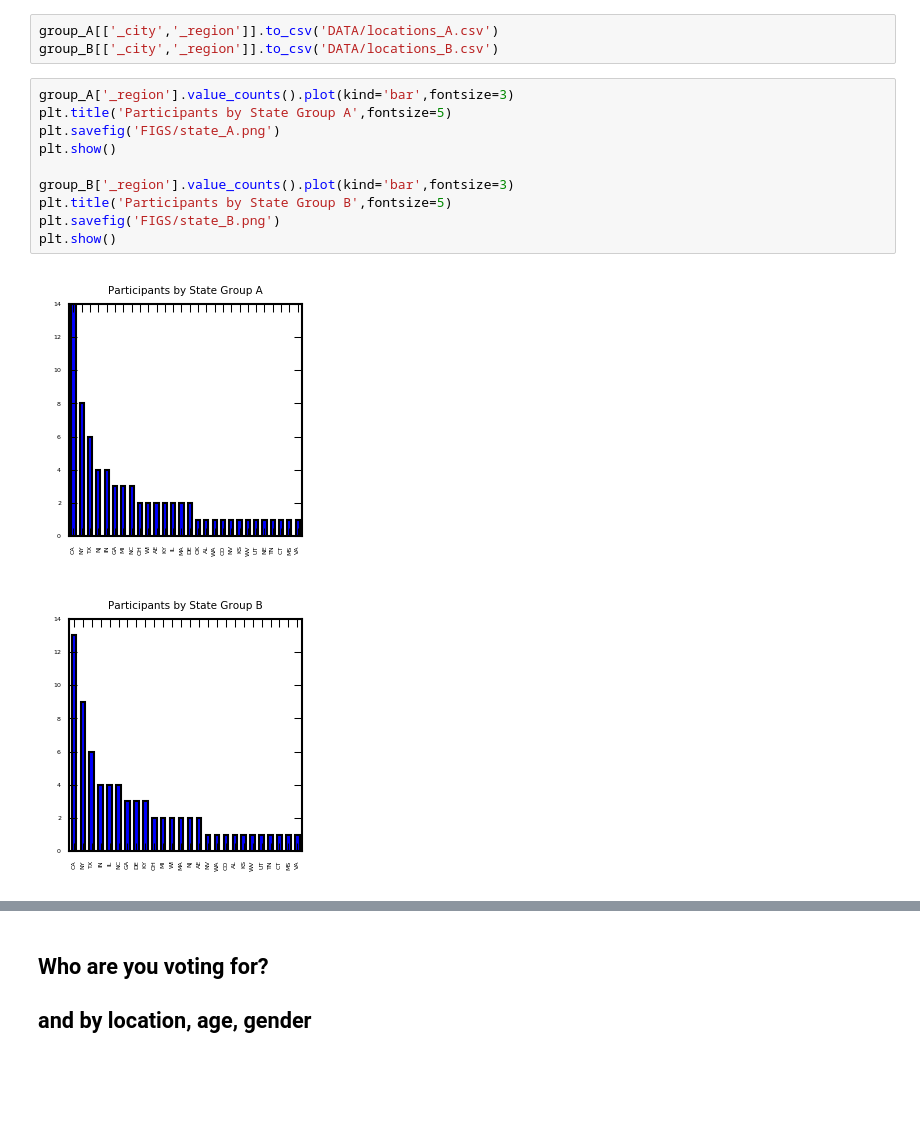
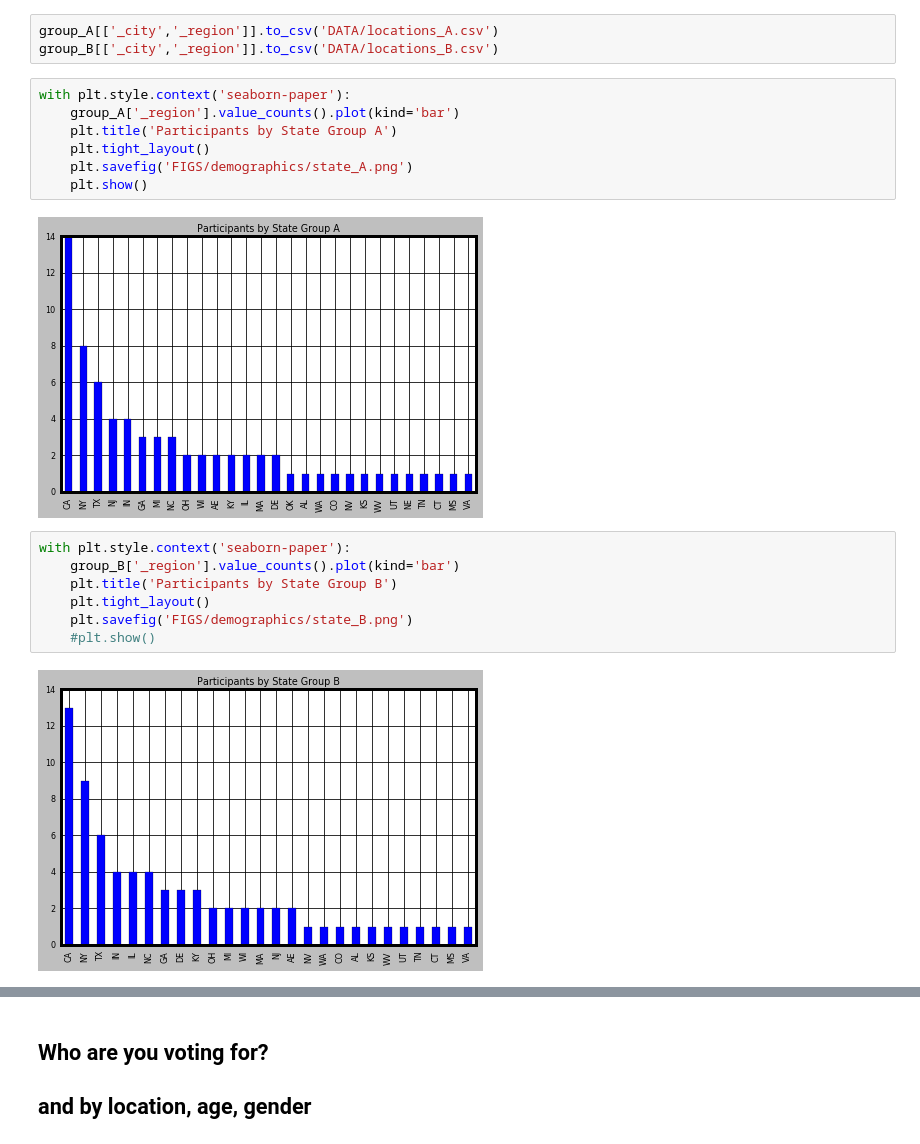
Before and after one commit to sbchou/ANALYSIS, a Jupyter notebook: SURVEY/RESULTS/SurveyDemographics.ipynb, the cells around one changed output, grey strips where cells are left out. Cells and saved outputs as stored; diff of their text form; blank space fills up the shorter version.

```diff
--- a/SURVEY/RESULTS/SurveyDemographics.ipynb
+++ b/SURVEY/RESULTS/SurveyDemographics.ipynb
@@ -38,19 +39,24 @@ plt.show()
 # %%
 group_A[['_city','_region']].to_csv('DATA/locations_A.csv')
 group_B[['_city','_region']].to_csv('DATA/locations_B.csv')
+# %%
+with plt.style.context('seaborn-paper'):
+    group_A['_region'].value_counts().plot(kind='bar')
+    plt.title('Participants by State Group A')
+    plt.tight_layout()
+    plt.savefig('FIGS/demographics/state_A.png')
+    plt.show()
+# %% [output]
+[figure, added]
 # %%
-group_A['_region'].value_counts().plot(kind='bar',fontsize=3)
-plt.title('Participants by State Group A',fontsize=5)
-plt.savefig('FIGS/state_A.png')
-plt.show()
-
-group_B['_region'].value_counts().plot(kind='bar',fontsize=3)
-plt.title('Participants by State Group B',fontsize=5)
-plt.savefig('FIGS/state_B.png')
-plt.show()
+with plt.style.context('seaborn-paper'):
+    group_B['_region'].value_counts().plot(kind='bar')
+    plt.title('Participants by State Group B')
+    plt.tight_layout()
+    plt.savefig('FIGS/demographics/state_B.png')
+    #plt.show()
 # %% [output]
-[figure, old version]
+[figure, new version]
-[figure, removed]
 # %%
 #AGE GROUP
 age_to_pretty = {1829:'18-29', 3049:'30-49', 5064:'50-64',64:'64+'}
```
Also changed, not shown: parts of 12 cells of this notebook, 27 other files.
